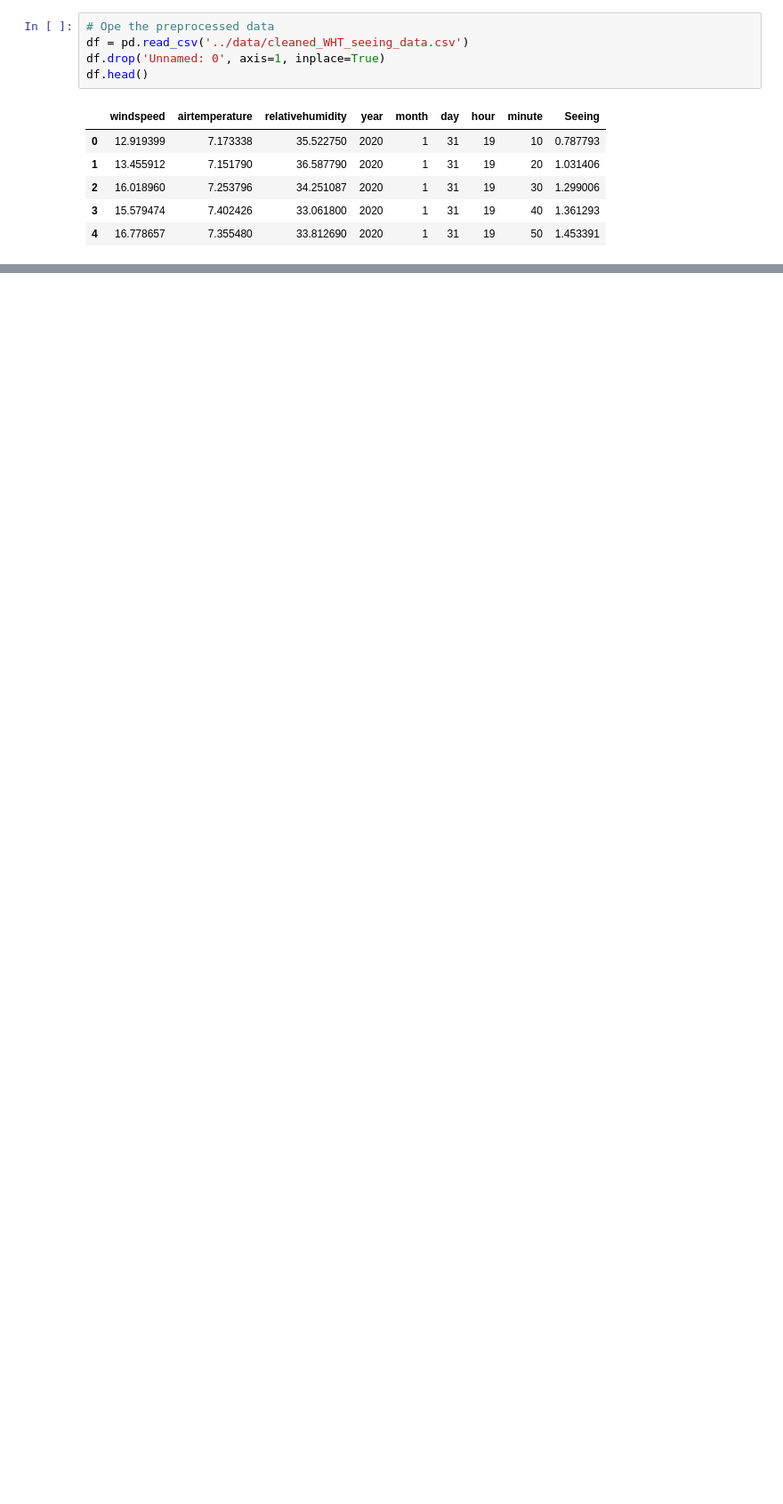
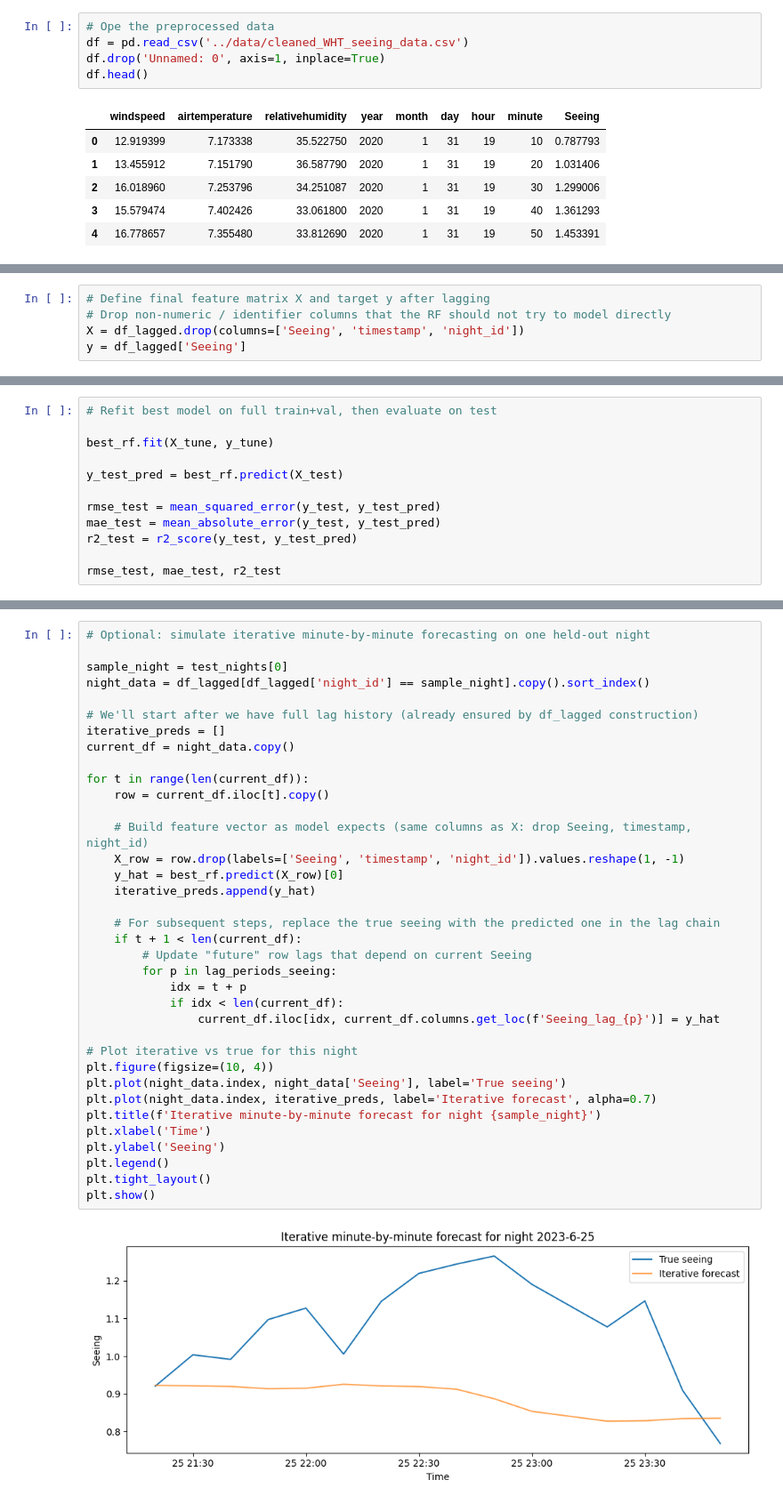
Before and after one commit to gdapablo/Seeing_forecast, a Jupyter notebook: notebooks/ML_lag_features.ipynb, the cells around one changed output, grey strips where cells are left out. Shown at 89% size. Cells and saved outputs as stored; diff of their text form; blank space fills up the shorter version.

```diff
--- a/notebooks/ML_lag_features.ipynb
+++ b/notebooks/ML_lag_features.ipynb
@@ -16,0 +142,5 @@ df.head()
+# %%
+# Define final feature matrix X and target y after lagging
+# Drop non-numeric / identifier columns that the RF should not try to model directly
+X = df_lagged.drop(columns=['Seeing', 'timestamp', 'night_id'])
+y = df_lagged['Seeing']
@@ -16,0 +259,12 @@ df.head()
+# %%
+# Refit best model on full train+val, then evaluate on test
+
+best_rf.fit(X_tune, y_tune)
+
+y_test_pred = best_rf.predict(X_test)
+
+rmse_test = mean_squared_error(y_test, y_test_pred)
+mae_test = mean_absolute_error(y_test, y_test_pred)
+r2_test = r2_score(y_test, y_test_pred)
+
+rmse_test, mae_test, r2_test
@@ -16,0 +330,38 @@ df.head()
+# %%
+# Optional: simulate iterative minute-by-minute forecasting on one held-out night
+
+sample_night = test_nights[0]
+night_data = df_lagged[df_lagged['night_id'] == sample_night].copy().sort_index()
+
+# We'll start after we have full lag history (already ensured by df_lagged construction)
+iterative_preds = []
+current_df = night_data.copy()
+
+for t in range(len(current_df)):
+    row = current_df.iloc[t].copy()
+
+    # Build feature vector as model expects (same columns as X: drop Seeing, timestamp, night_id)
+    X_row = row.drop(labels=['Seeing', 'timestamp', 'night_id']).values.reshape(1, -1)
+    y_hat = best_rf.predict(X_row)[0]
+    iterative_preds.append(y_hat)
+
+    # For subsequent steps, replace the true seeing with the predicted one in the lag chain
+    if t + 1 < len(current_df):
+        # Update "future" row lags that depend on current Seeing
+        for p in lag_periods_seeing:
+            idx = t + p
+            if idx < len(current_df):
+                current_df.iloc[idx, current_df.columns.get_loc(f'Seeing_lag_{p}')] = y_hat
+
+# Plot iterative vs true for this night
+plt.figure(figsize=(10, 4))
+plt.plot(night_data.index, night_data['Seeing'], label='True seeing')
+plt.plot(night_data.index, iterative_preds, label='Iterative forecast', alpha=0.7)
+plt.title(f'Iterative minute-by-minute forecast for night {sample_night}')
+plt.xlabel('Time')
+plt.ylabel('Seeing')
+plt.legend()
+plt.tight_layout()
+plt.show()
+# %% [output]
+[figure, added]
```
Also changed, not shown: parts of 15 cells of this notebook.
